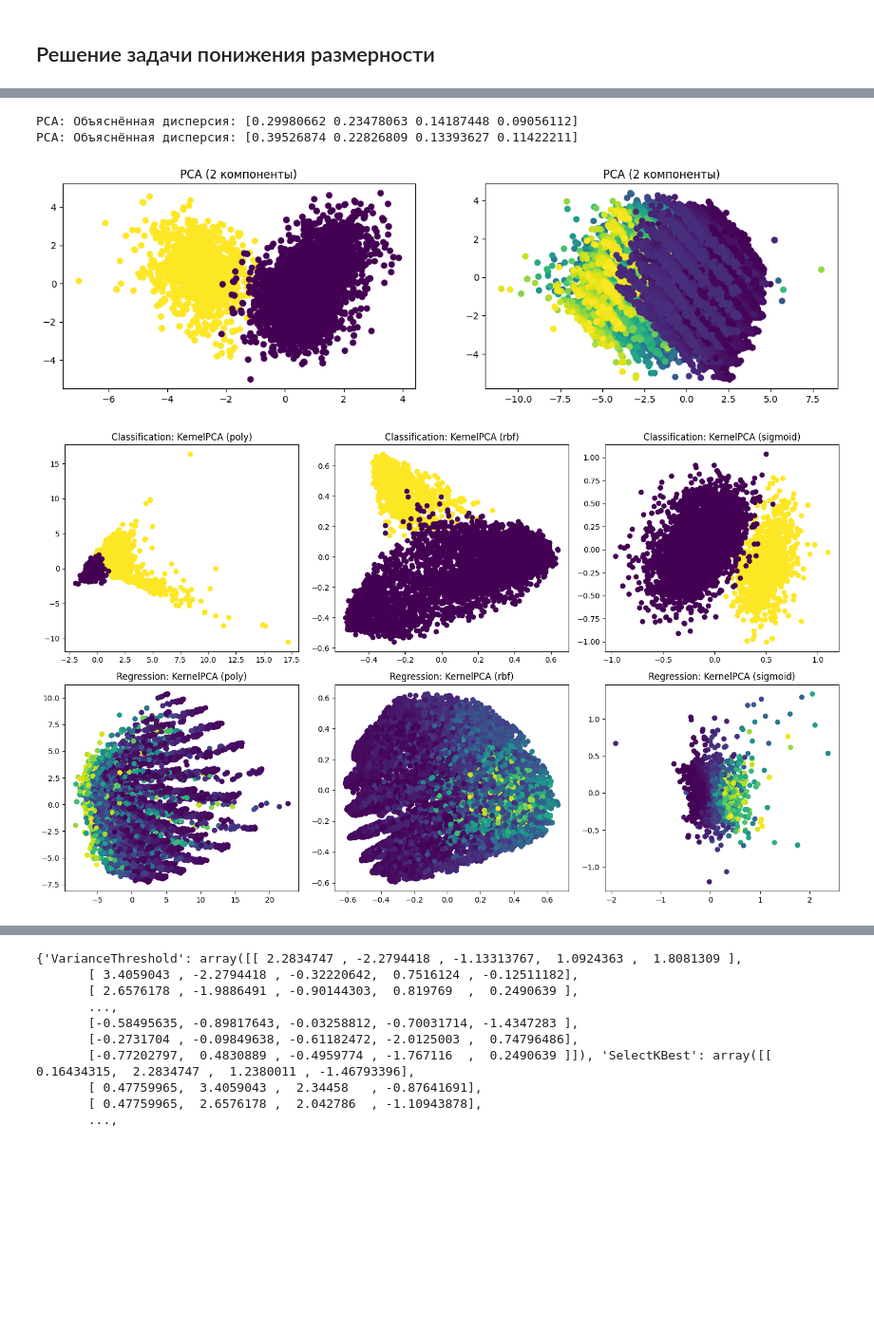
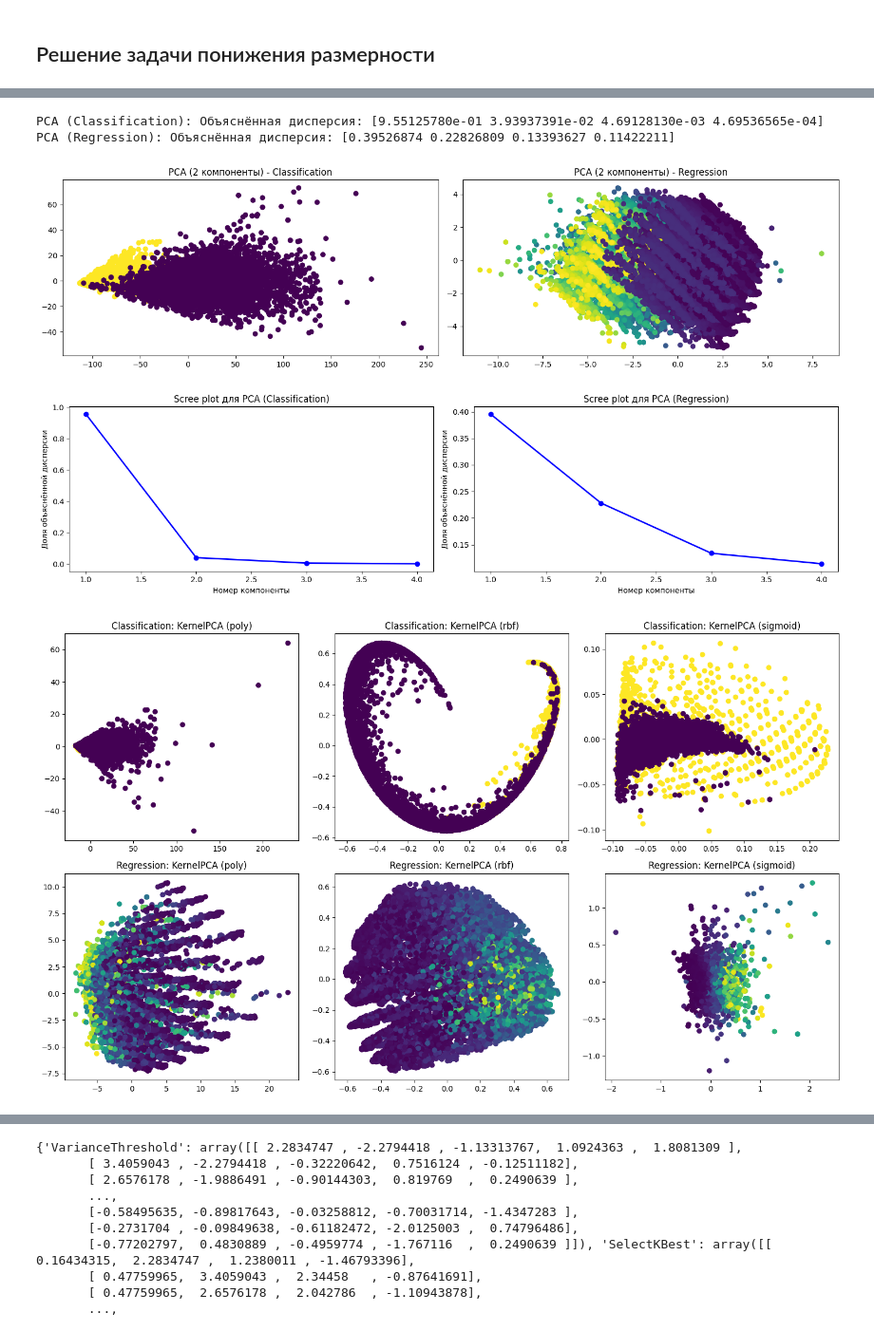
Before and after one commit to Baklanov-Daniil/master, a Jupyter notebook: mlbd/notebooks/lab6.ipynb, the cells around one changed output, grey strips where cells are left out. Shown at 95% size. Saved outputs shown, nothing was run; the diff lists cells and outputs as text; code cells hidden in the pictures; blank space fills up the shorter version.

```diff
--- a/mlbd/notebooks/lab6.ipynb
+++ b/mlbd/notebooks/lab6.ipynb
@@ -197,38 +197,57 @@ result_reg["RFE"] = X_rfe_reg
 # %%
-fig, axes = plt.subplots(1, 2, figsize=(15,4))
+# 1. Создаем ОТДЕЛЬНЫЕ объекты PCA для классификации и регрессии
+pca_cls = PCA(n_components=4)
+pca_reg = PCA(n_components=4)
 
-pca = PCA(n_components=4)
+# 2. Обучаем и преобразуем данные
+X_pca_cls = pca_cls.fit_transform(X_cls)
+X_pca_reg = pca_reg.fit_transform(X_reg)
 
-X_pca_cls = pca.fit_transform(X_cls)
-print(f"PCA: Объяснённая дисперсия: {pca.explained_variance_ratio_}")
-axes[0].scatter(X_pca_cls[:,0], X_pca_cls[:,1], c=y_cls, cmap='viridis')
-axes[0].set_title('PCA (2 компоненты)')
-
-X_pca_reg = pca.fit_transform(X_reg)
-print(f"PCA: Объяснённая дисперсия: {pca.explained_variance_ratio_}")
-axes[1].scatter(X_pca_reg[:,0], X_pca_reg[:,1], c=y_reg, cmap='viridis')
-axes[1].set_title('PCA (2 компоненты)')
-
-fig.show()
-
+# Сохраняем преобразованные массивы в словари
 result_cls["PCA"] = X_pca_cls
 result_reg["PCA"] = X_pca_reg
 
-fig, axes = plt.subplots(1, 2, figsize=(15,4))
+# ==========================================
+# 3. График рассеяния (Scatter plot)
+# ==========================================
+fig, axes = plt.subplots(1, 2, figsize=(15, 4))
 
-axes[0].plot(range(1, len(X_pca_cls.explained_variance_ratio_) + 1),
-         X_pca_cls.explained_variance_ratio_, 'bo-', linewidth=2)
-axes[0].set_title('Scree plot для PCA')
+print(f"PCA (Classification): Объяснённая дисперсия: {pca_cls.explained_variance_ratio_}")
+axes[0].scatter(X_pca_cls[:, 0], X_pca_cls[:, 1], c=y_cls, cmap='viridis')
+axes[0].set_title('PCA (2 компоненты) - Classification')
 
-axes[1].plot(range(1, len(X_pca_reg.explained_variance_ratio_) + 1),
-         X_pca_reg.explained_variance_ratio_, 'bo-', linewidth=2)
-axes[1].set_title('Scree plot для PCA')
+print(f"PCA (Regression): Объяснённая дисперсия: {pca_reg.explained_variance_ratio_}")
+axes[1].scatter(X_pca_reg[:, 0], X_pca_reg[:, 1], c=y_reg, cmap='viridis')
+axes[1].set_title('PCA (2 компоненты) - Regression')
 
-fig.show()
+plt.tight_layout()
+plt.show()
+
+# ==========================================
+# 4. График объяснённой дисперсии (Scree plot)
+# ==========================================
+fig, axes = plt.subplots(1, 2, figsize=(15, 4))
+
+# ВАЖНО: берем explained_variance_ratio_ у объектов pca_cls и pca_reg, а не у массивов X_pca_*
+axes[0].plot(range(1, len(pca_cls.explained_variance_ratio_) + 1),
+             pca_cls.explained_variance_ratio_, 'bo-', linewidth=2)
+axes[0].set_title('Scree plot для PCA (Classification)')
+axes[0].set_xlabel('Номер компоненты')
+axes[0].set_ylabel('Доля объяснённой дисперсии')
+
+axes[1].plot(range(1, len(pca_reg.explained_variance_ratio_) + 1),
+             pca_reg.explained_variance_ratio_, 'bo-', linewidth=2)
+axes[1].set_title('Scree plot для PCA (Regression)')
+axes[1].set_xlabel('Номер компоненты')
+axes[1].set_ylabel('Доля объяснённой дисперсии')
+
+plt.tight_layout()
+plt.show()
 # %% [output]
-PCA: Объяснённая дисперсия: [0.29980662 0.23478063 0.14187448 0.09056112]
-PCA: Объяснённая дисперсия: [0.39526874 0.22826809 0.13393627 0.11422211]
+PCA (Classification): Объяснённая дисперсия: [9.55125780e-01 3.93937391e-02 4.69128130e-03 4.69536565e-04]
+PCA (Regression): Объяснённая дисперсия: [0.39526874 0.22826809 0.13393627 0.11422211]
-[figure, old version]
+[figure, new version]
+[figure, added]
 # %%
 gamma_val_cls = 1 / (X_cls.shape[1] * np.var(X_cls).mean())
 gamma_val_reg = 1 / (X_reg.shape[1] * np.var(X_reg).mean())
@@ -260,7 +279,7 @@ plt.show()
 
 result_reg["PCA"] = X_pca_reg
 # %% [output]
-[figure, old version]
+[figure, new version]
 # %%
 fig, axes = plt.subplots(2, 3, figsize=(15,9))
 
```
Also changed, not shown: parts of 12 cells of this notebook, 42 other files.
